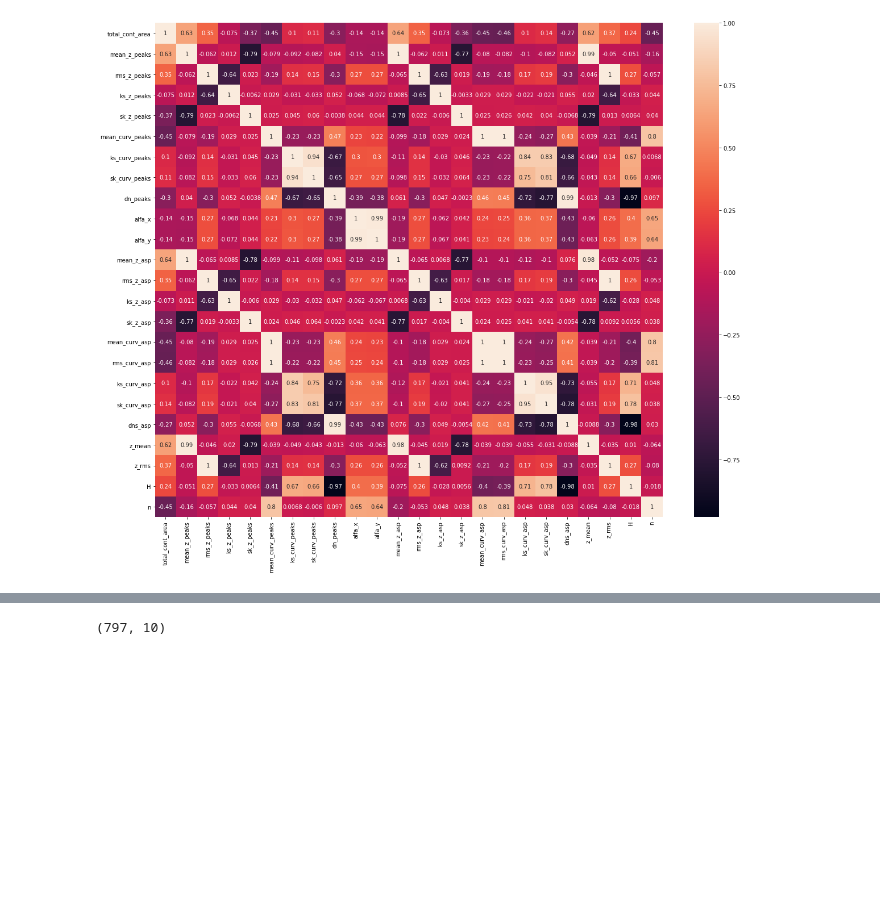
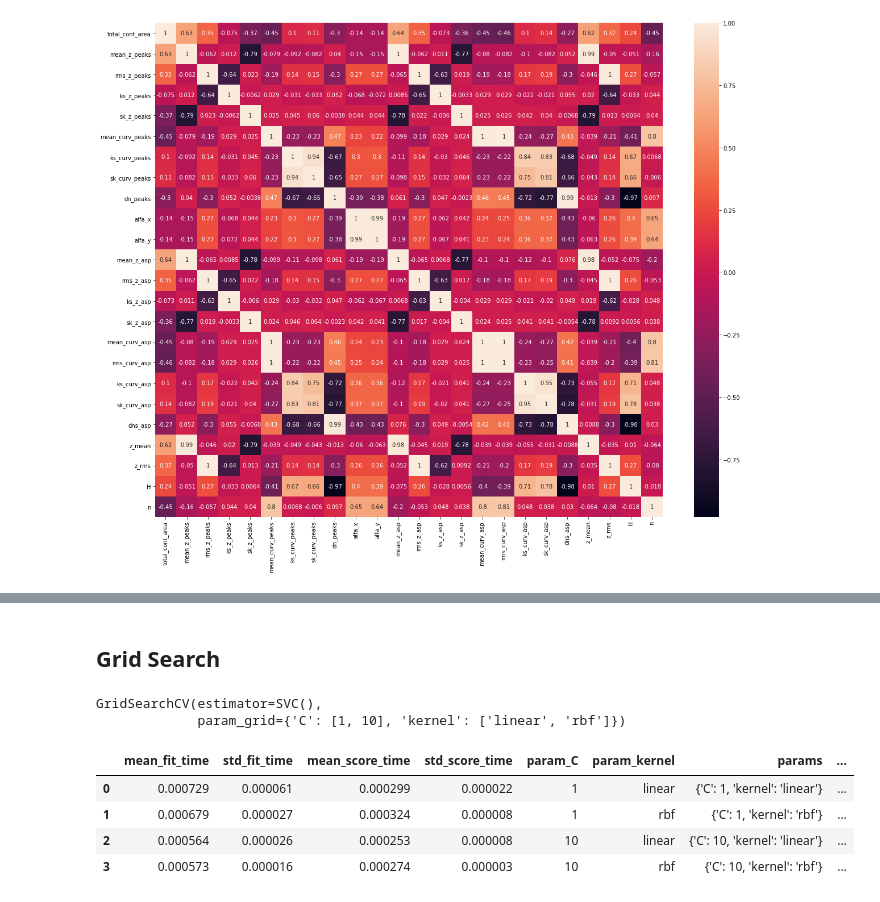
Before and after one commit to sbrandstaeter/deep_sim, a Jupyter notebook: jupyter_notebook/ml_trials.ipynb, the cells around one changed output, grey strips where cells are left out. Drawn from its saved outputs; the diff is of its cells as text; code cells hidden in the pictures; blank space fills up the shorter version.

```diff
--- a/jupyter_notebook/ml_trials.ipynb
+++ b/jupyter_notebook/ml_trials.ipynb
@@ -311,4 +299,2 @@ X_train_new = selecter.fit_transform(X_train, y_train)
-# %%
-X_train_new.shape
-# %% [output]
-(797, 10)
+# %% [markdown]
+## Grid Search
@@ -314,0 +303,19 @@ X_train_new.shape
+# %%
+from sklearn import svm, datasets
+from sklearn.model_selection import GridSearchCV
+iris = datasets.load_iris()
+parameters = {'kernel':['linear', 'rbf'], 'C':[1, 10]}
+svc = svm.SVC()
+clf = GridSearchCV(svc, parameters)
+clf.fit(iris.data, iris.target)
+# %% [output]
+GridSearchCV(estimator=SVC(),
+             param_grid={'C': [1, 10], 'kernel': ['linear', 'rbf']})
+# %%
+pd.DataFrame(clf.cv_results_)
+# %% [output]
+|  | mean_fit_time | std_fit_time | mean_score_time | std_score_time | param_C | param_kernel | params | ... |
+| 0 | 0.000729 | 0.000061 | 0.000299 | 0.000022 | 1 | linear | {'C': 1, 'kernel': 'linear'} | ... |
+| 1 | 0.000679 | 0.000027 | 0.000324 | 0.000008 | 1 | rbf | {'C': 1, 'kernel': 'rbf'} | ... |
+| 2 | 0.000564 | 0.000026 | 0.000253 | 0.000008 | 10 | linear | {'C': 10, 'kernel': 'linear'} | ... |
+| 3 | 0.000573 | 0.000016 | 0.000274 | 0.000003 | 10 | rbf | {'C': 10, 'kernel': 'rbf'} | ... |
```
Also changed, not shown: parts of 12 cells of this notebook, 8 other files.
